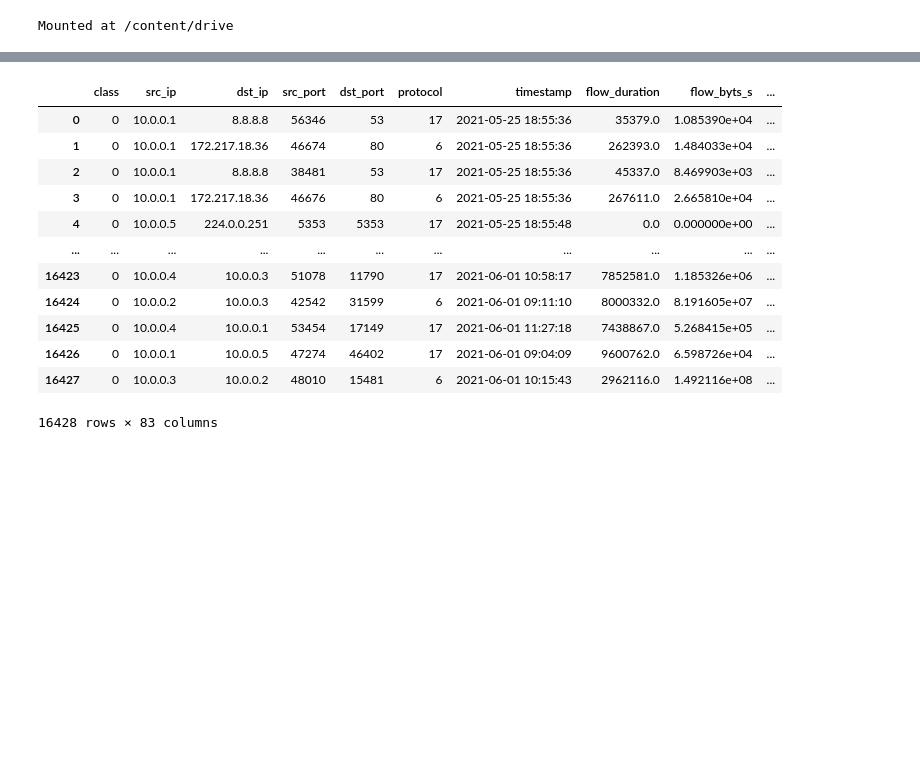
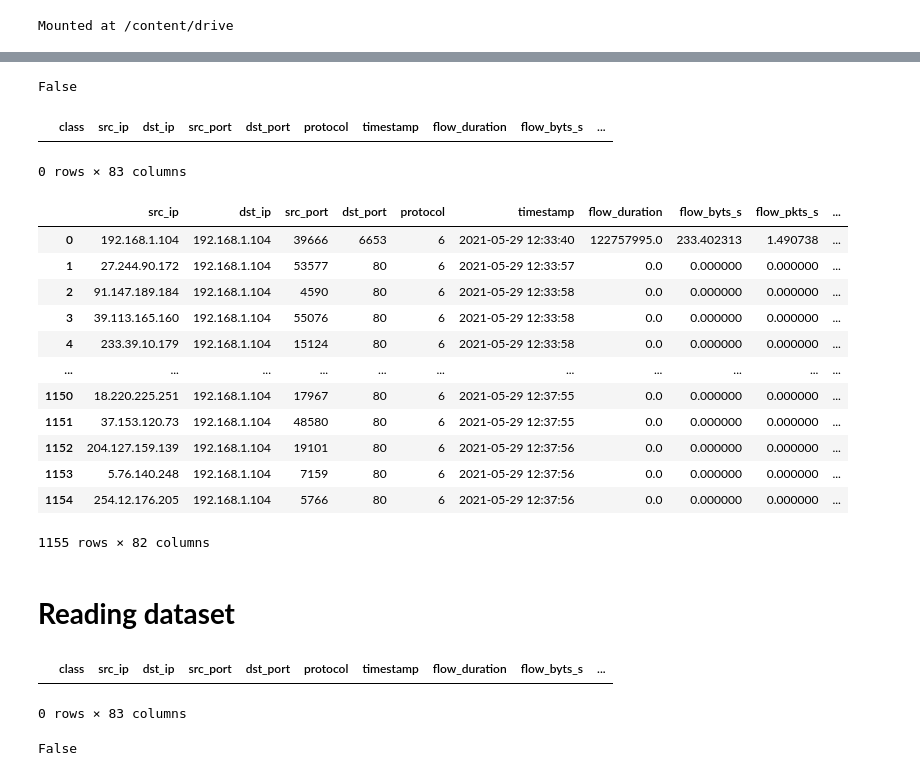
Before and after one commit to Ahmed15497/Advanced-Machine-Learning-Specialization, a Jupyter notebook: mininet_classifier.ipynb, the cells around one changed output, grey strips where cells are left out. Drawn from its saved outputs; the diff is of its cells as text; code cells hidden in the pictures; blank space fills up the shorter version.

```diff
--- a/mininet_classifier.ipynb
+++ b/mininet_classifier.ipynb
@@ -14,25 +83,35 @@ df2 = pd.read_csv('/content/drive/MyDrive/freelancing/mininet/dataset/normal/fin
+# %%
+temp = pd.read_csv('final_attack.csv')
+temp.isnull().values.any()
+# %% [output]
+False
+# %%
+temp[temp.isna().any(axis=1)]
+# %% [output]
+|  | class | src_ip | dst_ip | src_port | dst_port | protocol | timestamp | flow_duration | flow_byts_s | ... |
+0 rows × 83 columns
+# %%
+temp
+# %% [output]
+|  | src_ip | dst_ip | src_port | dst_port | protocol | timestamp | flow_duration | flow_byts_s | flow_pkts_s | ... |
+| 0 | 192.168.1.104 | 192.168.1.104 | 39666 | 6653 | 6 | 2021-05-29 12:33:40 | 122757995.0 | 233.402313 | 1.490738 | ... |
+| 1 | 27.244.90.172 | 192.168.1.104 | 53577 | 80 | 6 | 2021-05-29 12:33:57 | 0.0 | 0.000000 | 0.000000 | ... |
+| 2 | 91.147.189.184 | 192.168.1.104 | 4590 | 80 | 6 | 2021-05-29 12:33:58 | 0.0 | 0.000000 | 0.000000 | ... |
+| 3 | 39.113.165.160 | 192.168.1.104 | 55076 | 80 | 6 | 2021-05-29 12:33:58 | 0.0 | 0.000000 | 0.000000 | ... |
+| 4 | 233.39.10.179 | 192.168.1.104 | 15124 | 80 | 6 | 2021-05-29 12:33:58 | 0.0 | 0.000000 | 0.000000 | ... |
+| ... | ... | ... | ... | ... | ... | ... | ... | ... | ... | ... |
+| 1150 | 18.220.225.251 | 192.168.1.104 | 17967 | 80 | 6 | 2021-05-29 12:37:55 | 0.0 | 0.000000 | 0.000000 | ... |
+| 1151 | 37.153.120.73 | 192.168.1.104 | 48580 | 80 | 6 | 2021-05-29 12:37:55 | 0.0 | 0.000000 | 0.000000 | ... |
+| 1152 | 204.127.159.139 | 192.168.1.104 | 19101 | 80 | 6 | 2021-05-29 12:37:56 | 0.0 | 0.000000 | 0.000000 | ... |
+| 1153 | 5.76.140.248 | 192.168.1.104 | 7159 | 80 | 6 | 2021-05-29 12:37:56 | 0.0 | 0.000000 | 0.000000 | ... |
+| 1154 | 254.12.176.205 | 192.168.1.104 | 5766 | 80 | 6 | 2021-05-29 12:37:56 | 0.0 | 0.000000 | 0.000000 | ... |
+1155 rows × 82 columns
 # %%
 df_merged   = pd.concat((df1, df2), ignore_index=True)
 df_merged.insert(0, 'class', 0)
 df_merged.to_csv( "/content/drive/MyDrive/freelancing/mininet/dataset/normal/final_normal.csv", index=False)
 # %%
 df1 = pd.read_csv('/content/drive/MyDrive/freelancing/mininet/dataset/normal/final_normal.csv')
-# %%
-df1
-# %% [output]
-|  | class | src_ip | dst_ip | src_port | dst_port | protocol | timestamp | flow_duration | flow_byts_s | ... |
-| 0 | 0 | 10.0.0.1 | 8.8.8.8 | 56346 | 53 | 17 | 2021-05-25 18:55:36 | 35379.0 | 1.085390e+04 | ... |
-| 1 | 0 | 10.0.0.1 | 172.217.18.36 | 46674 | 80 | 6 | 2021-05-25 18:55:36 | 262393.0 | 1.484033e+04 | ... |
-| 2 | 0 | 10.0.0.1 | 8.8.8.8 | 38481 | 53 | 17 | 2021-05-25 18:55:36 | 45337.0 | 8.469903e+03 | ... |
-| 3 | 0 | 10.0.0.1 | 172.217.18.36 | 46676 | 80 | 6 | 2021-05-25 18:55:36 | 267611.0 | 2.665810e+04 | ... |
-| 4 | 0 | 10.0.0.5 | 224.0.0.251 | 5353 | 5353 | 17 | 2021-05-25 18:55:48 | 0.0 | 0.000000e+00 | ... |
-| ... | ... | ... | ... | ... | ... | ... | ... | ... | ... | ... |
-| 16423 | 0 | 10.0.0.4 | 10.0.0.3 | 51078 | 11790 | 17 | 2021-06-01 10:58:17 | 7852581.0 | 1.185326e+06 | ... |
-| 16424 | 0 | 10.0.0.2 | 10.0.0.3 | 42542 | 31599 | 6 | 2021-06-01 09:11:10 | 8000332.0 | 8.191605e+07 | ... |
-| 16425 | 0 | 10.0.0.4 | 10.0.0.1 | 53454 | 17149 | 17 | 2021-06-01 11:27:18 | 7438867.0 | 5.268415e+05 | ... |
-| 16426 | 0 | 10.0.0.1 | 10.0.0.5 | 47274 | 46402 | 17 | 2021-06-01 09:04:09 | 9600762.0 | 6.598726e+04 | ... |
-| 16427 | 0 | 10.0.0.3 | 10.0.0.2 | 48010 | 15481 | 6 | 2021-06-01 10:15:43 | 2962116.0 | 1.492116e+08 | ... |
-16428 rows × 83 columns
 # %%
 import os, glob
 import pandas as pd
@@ -44,3 +123,5 @@ df_from_each_file = (pd.read_csv(f, sep=',') for f in all_files)
 df_merged   = pd.concat(df_from_each_file, ignore_index=True)
 df_merged.insert(0, 'class', 1)
 df_merged.to_csv( "final_attack.csv", index=False)
+# %% [markdown]
+# **Reading dataset**
@@ -46,0 +135,9 @@ df_merged.to_csv( "final_attack.csv", index=False)
+# %%
+attack_dataset[attack_dataset.isna().any(axis=1)]
+# %% [output]
+|  | class | src_ip | dst_ip | src_port | dst_port | protocol | timestamp | flow_duration | flow_byts_s | ... |
+0 rows × 83 columns
+# %%
+attack_dataset.isnull().values.any()
+# %% [output]
+False
```
Also changed, not shown: parts of 33 cells of this notebook.
